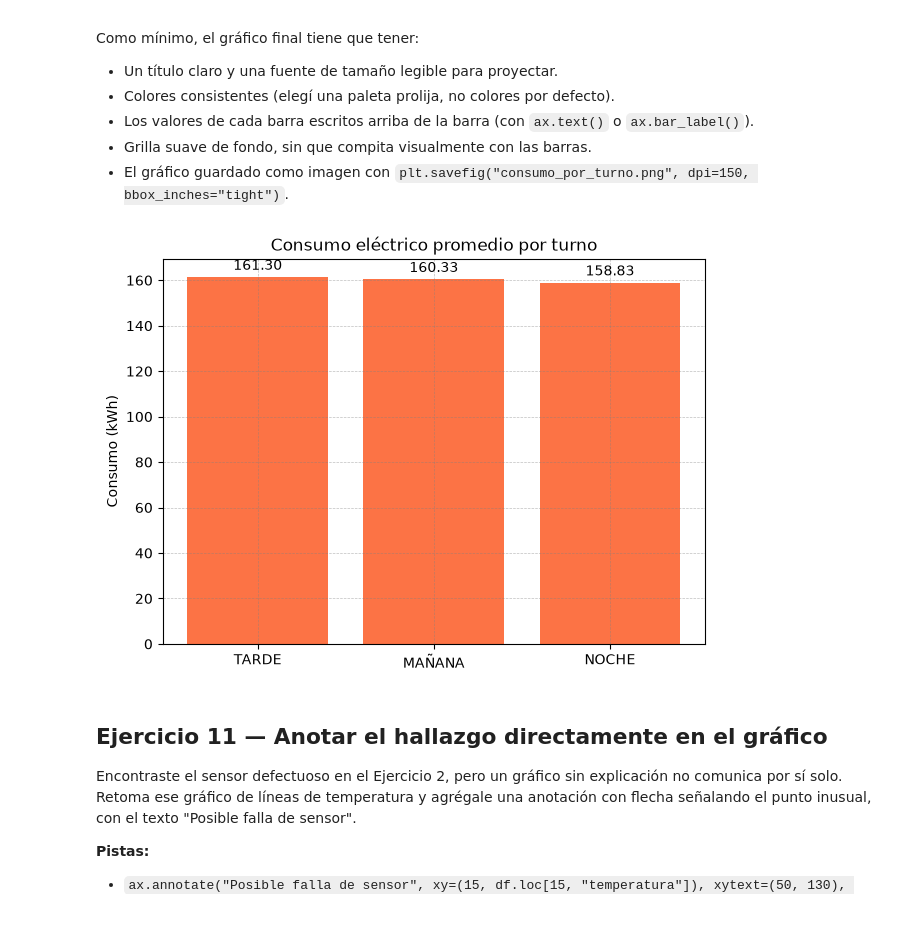
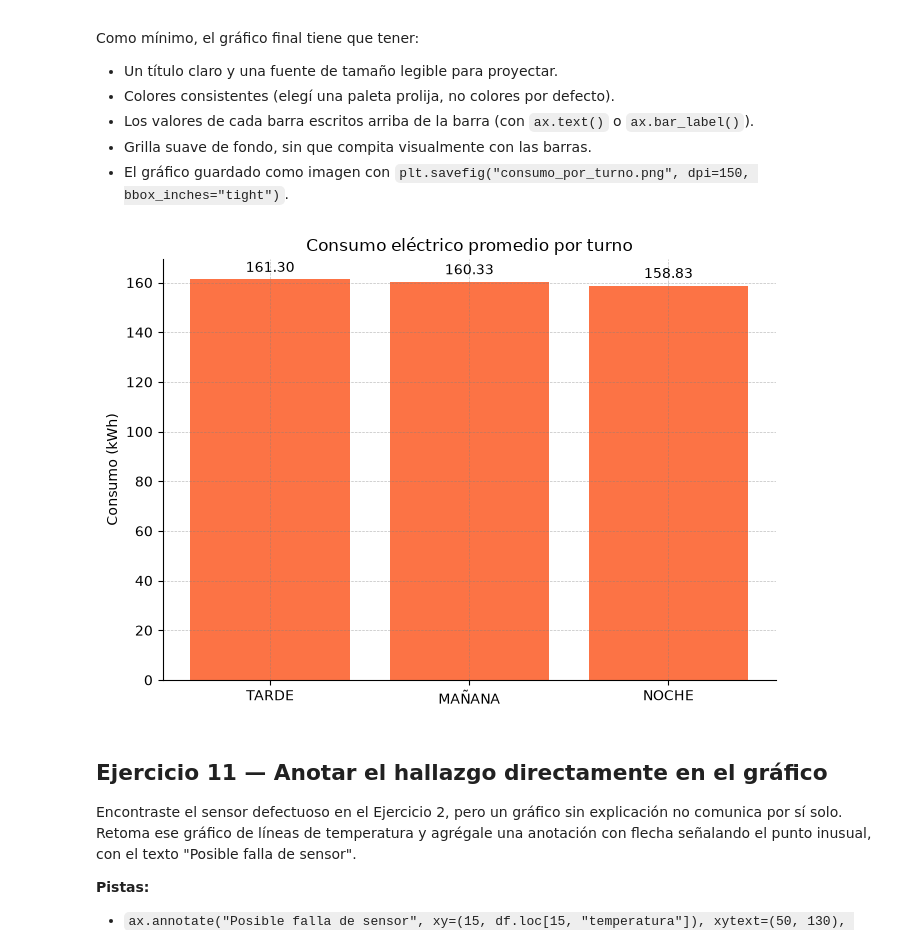
Before and after one commit to danischulday/data-analysis-course, a Jupyter notebook: modulo-4-visualizacion/clase-18/practica/practica.ipynb, the cells around one changed output. Drawn from its saved outputs; the diff is of its cells as text; code cells hidden in the pictures.

```diff
--- a/modulo-4-visualizacion/clase-18/practica/practica.ipynb
+++ b/modulo-4-visualizacion/clase-18/practica/practica.ipynb
@@ -270,34 +270,36 @@ Como mínimo, el gráfico final tiene que tener:
 # %%
 df["hora_del_dia"] = df.index % 24
 df["turno"] = pd.cut (
     df["hora_del_dia"],
     bins=[1, 7, 15, 23],
     labels = ["NOCHE", "MAÑANA", "TARDE"]
 )
 
 consumo_por_turno = df.groupby("turno", observed=True)["consumo_kwh"].mean().sort_values(ascending=False)
 
 fig, ax = plt.subplots(figsize=(7, 5))
 
 bars = ax.bar(
     consumo_por_turno.index, consumo_por_turno.values, color="#FC7345"
     )
 ax.set_title("Consumo eléctrico promedio por turno")
 ax.set_ylabel("Consumo (kWh)")
 
 ax.bar_label(bars, fmt="%.2f", padding=3)
 
 plt.grid(
     visible=True,      # Activa la grilla
     color='gray',      # Color de las líneas
     linestyle='--',    # Línea discontinua (guiones)
     linewidth=0.5,     # Línea delgada
     alpha=0.5          # Alta transparencia (suave)
 )
+ax.spines[["top", "right"]].set_visible(False)
 plt.savefig("consumo_por_turno.png", dpi=150, bbox_inches="tight")
+plt.tight_layout()
 plt.show()
 # %% [output]
-[figure, old version]
+[figure, new version]
 # %% [markdown]
 ## Ejercicio 11 — Anotar el hallazgo directamente en el gráfico
 
```
Also changed, not shown: parts of 1 cell of this notebook, 1 other file.
